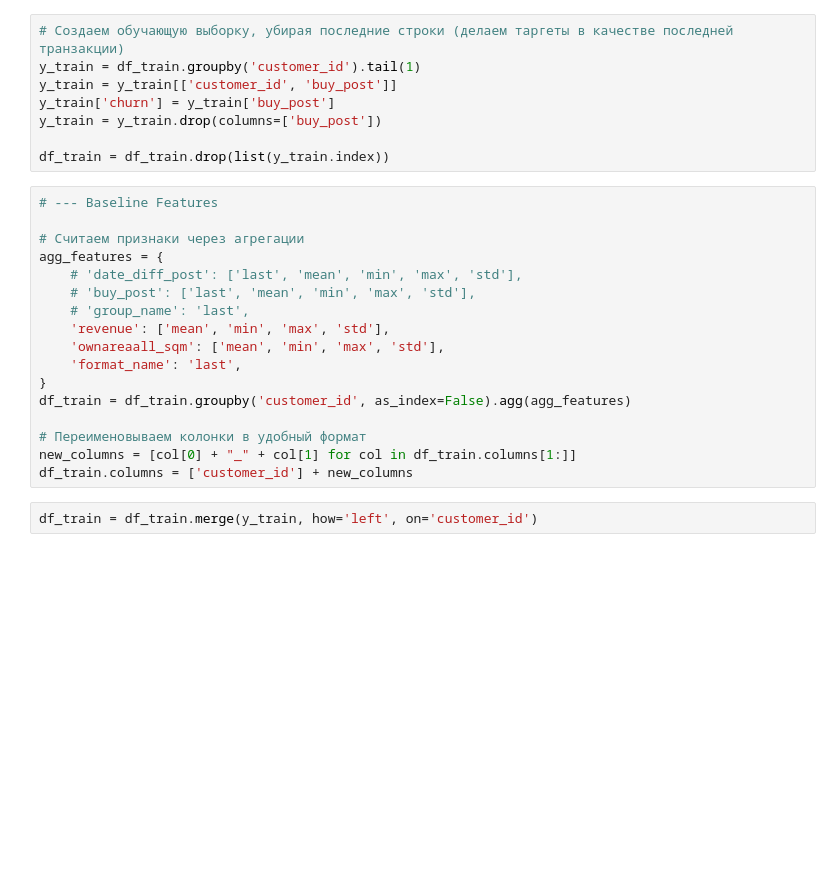
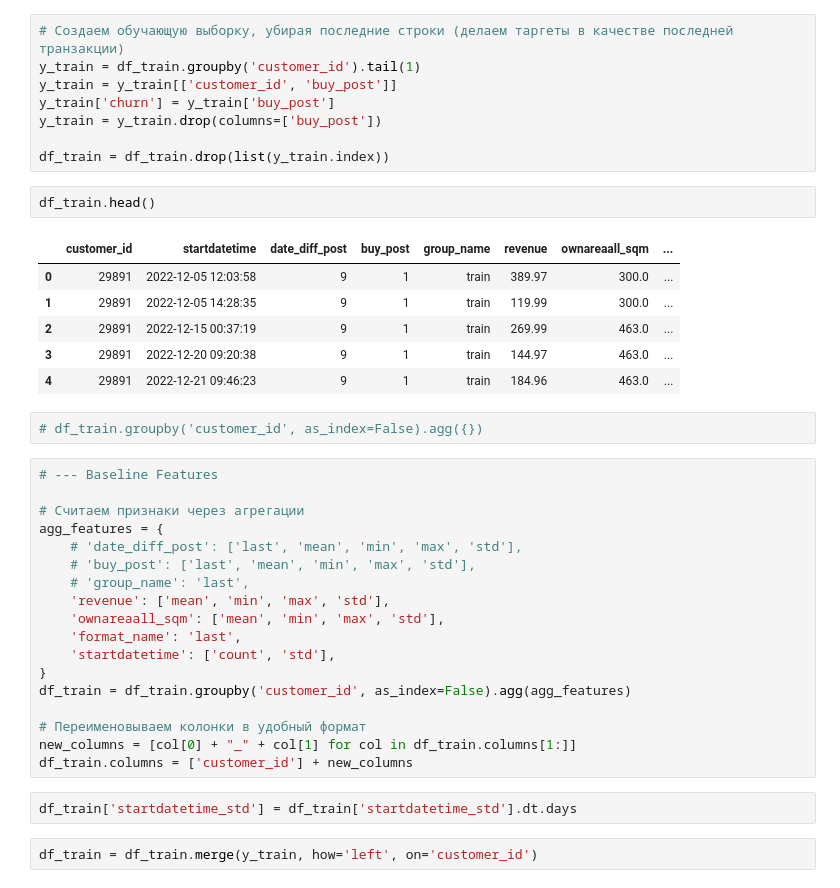
Before and after one commit to lyaminartemiy/international_hack_gibdata, a Jupyter notebook: baseline.ipynb, the cells around one changed output. Saved outputs shown, nothing was run; the diff lists cells and outputs as text; blank space fills up the shorter version.

```diff
--- a/baseline.ipynb
+++ b/baseline.ipynb
@@ -156,6 +158,17 @@ y_train['churn'] = y_train['buy_post']
 y_train = y_train.drop(columns=['buy_post'])
 
 df_train = df_train.drop(list(y_train.index))
+# %%
+df_train.head()
+# %% [output]
+|  | customer_id | startdatetime | date_diff_post | buy_post | group_name | revenue | ownareaall_sqm | ... |
+| 0 | 29891 | 2022-12-05 12:03:58 | 9 | 1 | train | 389.97 | 300.0 | ... |
+| 1 | 29891 | 2022-12-05 14:28:35 | 9 | 1 | train | 119.99 | 300.0 | ... |
+| 2 | 29891 | 2022-12-15 00:37:19 | 9 | 1 | train | 269.99 | 463.0 | ... |
+| 3 | 29891 | 2022-12-20 09:20:38 | 9 | 1 | train | 144.97 | 463.0 | ... |
+| 4 | 29891 | 2022-12-21 09:46:23 | 9 | 1 | train | 184.96 | 463.0 | ... |
+# %%
+# df_train.groupby('customer_id', as_index=False).agg({})
 # %%
 # --- Baseline Features
 
@@ -167,12 +180,15 @@ agg_features = {
     'revenue': ['mean', 'min', 'max', 'std'],
     'ownareaall_sqm': ['mean', 'min', 'max', 'std'],
     'format_name': 'last',
+    'startdatetime': ['count', 'std'],
 }
 df_train = df_train.groupby('customer_id', as_index=False).agg(agg_features)
 
 # Переименовываем колонки в удобный формат
 new_columns = [col[0] + "_" + col[1] for col in df_train.columns[1:]]
 df_train.columns = ['customer_id'] + new_columns
+# %%
+df_train['startdatetime_std'] = df_train['startdatetime_std'].dt.days
 # %%
 df_train = df_train.merge(y_train, how='left', on='customer_id')
 # %% [markdown]
```
Also changed, not shown: parts of 7 cells of this notebook.
